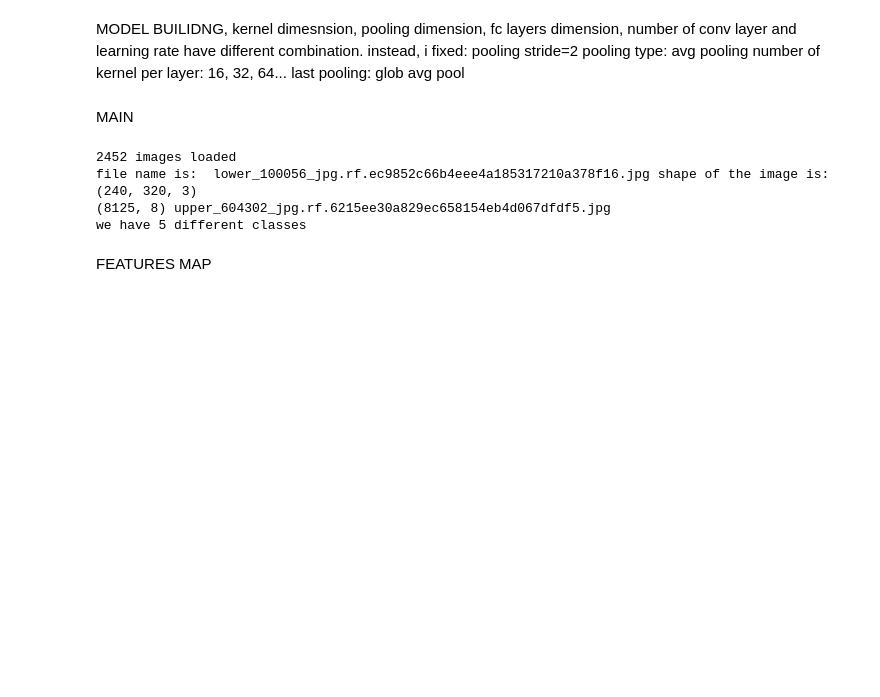
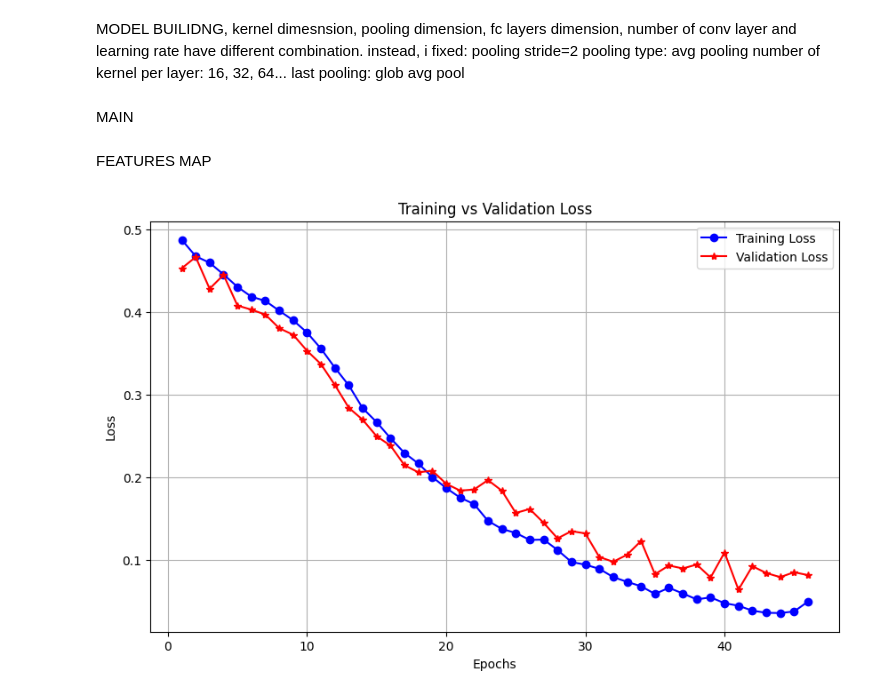
Before and after one commit to simomonz03/ml_homework2, a Jupyter notebook: cnn_DATA_AUG.ipynb, the cells around one changed output. Saved outputs shown, nothing was run; the diff lists cells and outputs as text; code cells hidden in the pictures; blank space fills up the shorter version.

```diff
--- a/cnn_DATA_AUG.ipynb
+++ b/cnn_DATA_AUG.ipynb
@@ -147,7 +143,7 @@ def build_model():
 
     for i in range(4):
         kernel_number=16*(2**i)
-        model.add(layers.Conv2D(kernel_number,(7,7),activation='relu',padding='same'))
+        model.add(layers.Conv2D(kernel_number,(7,7),activation='elu',padding='same'))
         model.add(layers.AveragePooling2D((3,3),strides=2,padding='same'))
 
     model.add(layers.GlobalAveragePooling2D())
@@ -191,7 +187,7 @@ for seed in SEEDS:
     history=model.fit(
         x_train,y_train,
         epochs=120,
-        batch_size=16,
+        batch_size=64,
         validation_split=0.2,
         callbacks=[early_stop]
         )
@@ -208,11 +204,6 @@ for seed in SEEDS:
     df_report['support'] = df_report['support'].astype(int)
     csv_path = f'csv/report/report_data_aug_fnbctry_{seed}.csv'
     df_report.to_csv(csv_path)
-# %% [output]
-2452 images loaded
-file name is:  lower_100056_jpg.rf.ec9852c66b4eee4a185317210a378f16.jpg shape of the image is:   (240, 320, 3)
-(8125, 8) upper_604302_jpg.rf.6215ee30a829ec658154eb4d067dfdf5.jpg
-we have 5 different classes
 # %% [markdown]
 FEATURES MAP
 # %%
@@ -260,3 +251,28 @@ index_ball = np.where(y_test[:, 1] == 1)[0][0]
 img_to_test = x_test[index_ball]
 
 visualize_feature_maps(model, img_to_test)
+# %%
+def plot_loss(history):
+    loss = history.history['loss']
+    val_loss = history.history['val_loss']
+    epochs = range(1, len(loss) + 1)
+
+    plt.figure(figsize=(10, 6))
+
+    plt.plot(epochs, loss, 'bo-', label='Training Loss')
+
+    plt.plot(epochs, val_loss, 'r*-', label='Validation Loss')
+
+    plt.title('Training vs Validation Loss')
+    plt.xlabel('Epochs')
+    plt.ylabel('Loss')
+    plt.legend()
+    plt.grid(True)
+
+    plt.savefig('training_loss_plot.png')
+    plt.show()
+
+
+plot_loss(history)
+# %% [output]
+[figure, added]
```
Also changed, not shown: parts of 4 cells of this notebook, 33 other files.
